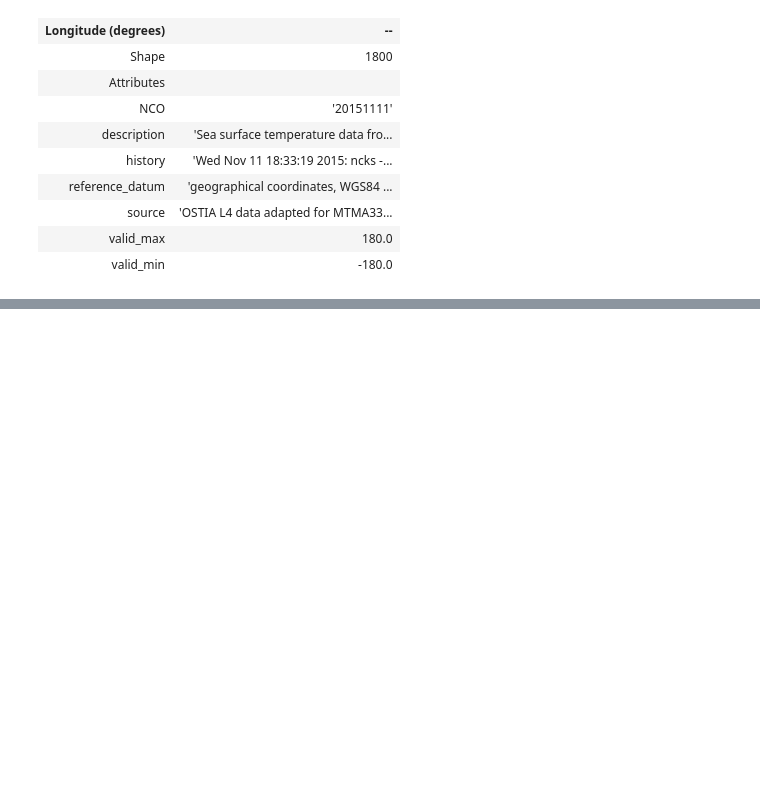
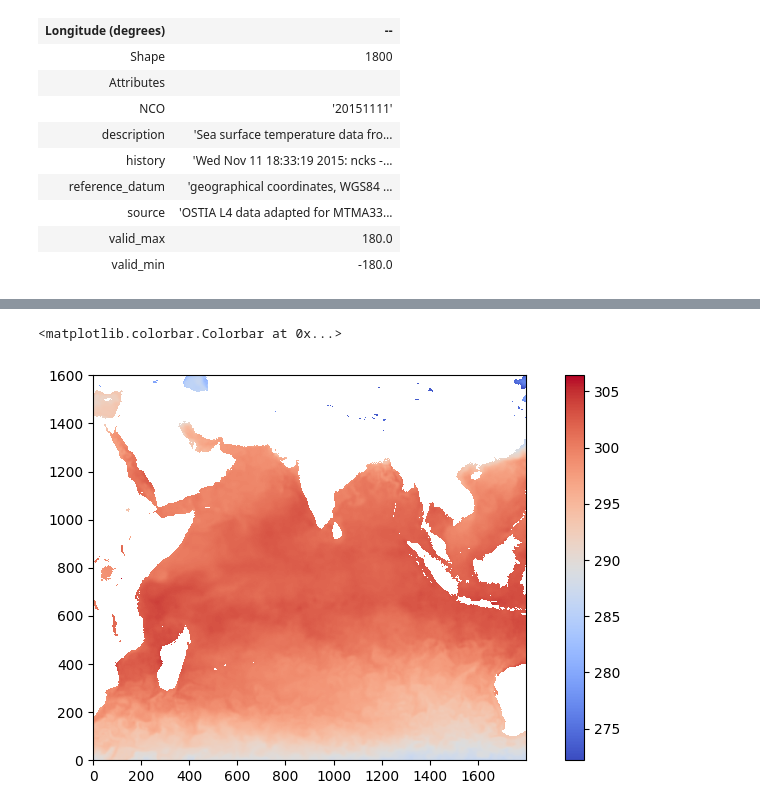
Before and after one commit to benhutchmet/MTMA33_Computing, a Jupyter notebook: practical_6/notebooks/practical_6.ipynb, the cells around one changed output, grey strips where cells are left out. Cells and saved outputs as stored; diff of their text form; code cells hidden in the pictures; blank space fills up the shorter version.

```diff
--- a/practical_6/notebooks/practical_6.ipynb
+++ b/practical_6/notebooks/practical_6.ipynb
@@ -242,0 +240,13 @@ sea_water_temperature_uncertainty:  estimated error standard deviation of sea wa
+# %%
+# Make a 2D plot of global SST and include a colorbar
+# Create a figure
+plt.figure(figsize=(10, 5))
+
+# Use plot.imshow to plot the SST
+plt.imshow(sea_water_temperature_array, interpolation='nearest', origin='lower', cmap='coolwarm')
+
+# Add a colorbar
+plt.colorbar()
+# %% [output]
+<matplotlib.colorbar.Colorbar at 0x...>
+[figure, added]
```
Also changed, not shown: parts of 8 cells of this notebook.
